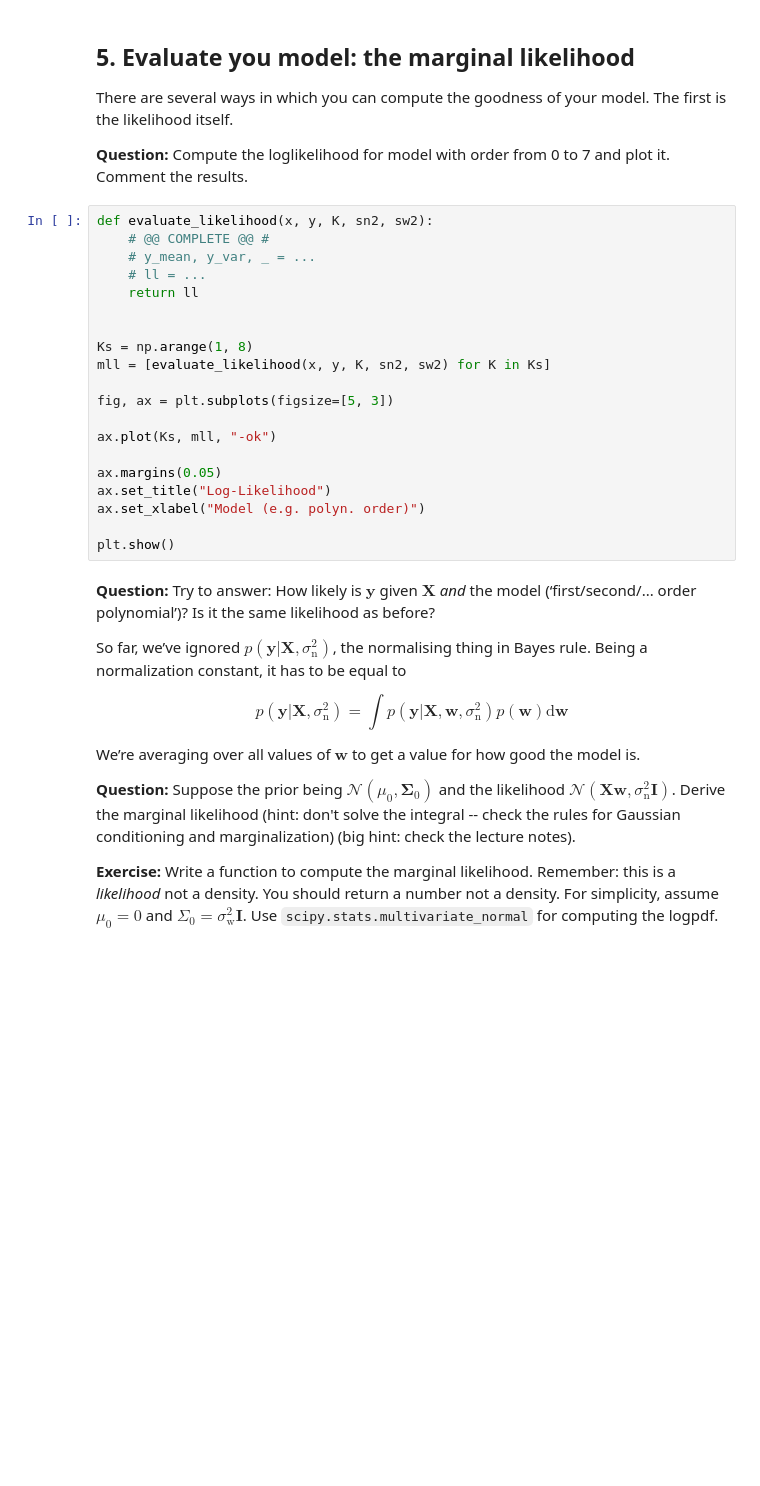
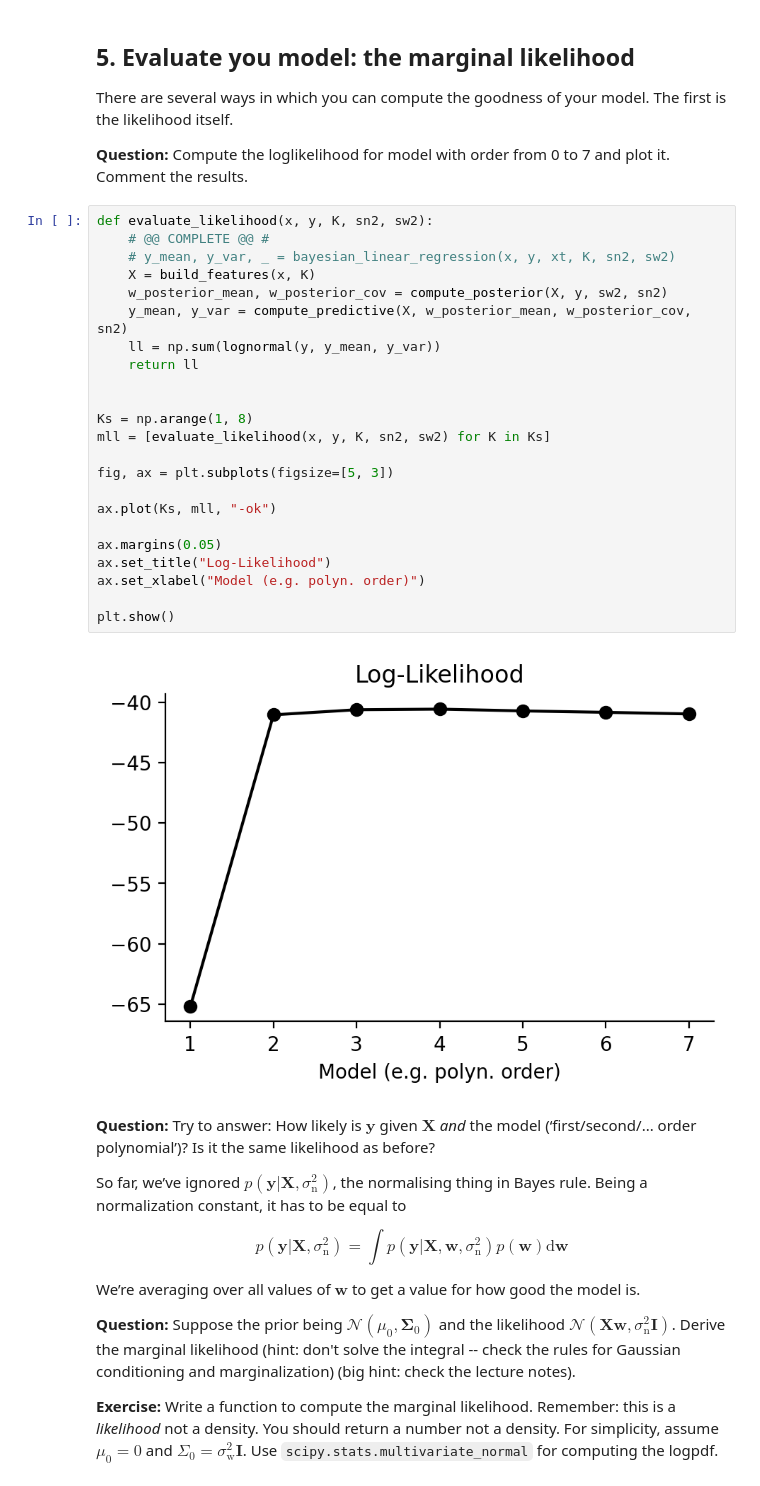
Before and after one commit to Maestro-Zacht/ASD, a Jupyter notebook: lab_week1/Bayesian_Linear_Regression.ipynb, the cells around one changed output. Saved outputs shown, nothing was run; the diff lists cells and outputs as text; blank space fills up the shorter version.

```diff
--- a/lab_week1/Bayesian_Linear_Regression.ipynb
+++ b/lab_week1/Bayesian_Linear_Regression.ipynb
@@ -402,23 +402,28 @@ There are several ways in which you can compute the goodness of your model. The
 # %%
 def evaluate_likelihood(x, y, K, sn2, sw2):
     # @@ COMPLETE @@ #
-    # y_mean, y_var, _ = ...
-    # ll = ...
+    # y_mean, y_var, _ = bayesian_linear_regression(x, y, xt, K, sn2, sw2)
+    X = build_features(x, K)
+    w_posterior_mean, w_posterior_cov = compute_posterior(X, y, sw2, sn2)
+    y_mean, y_var = compute_predictive(X, w_posterior_mean, w_posterior_cov, sn2)
+    ll = np.sum(lognormal(y, y_mean, y_var))
     return ll
 
 
 Ks = np.arange(1, 8)
 mll = [evaluate_likelihood(x, y, K, sn2, sw2) for K in Ks]
 
 fig, ax = plt.subplots(figsize=[5, 3])
 
 ax.plot(Ks, mll, "-ok")
 
 ax.margins(0.05)
 ax.set_title("Log-Likelihood")
 ax.set_xlabel("Model (e.g. polyn. order)")
 
 plt.show()
+# %% [output]
+[figure, added]
 # %% [markdown]
 **Question:** Try to answer: How likely is $\mathbf{y}$ given $\mathbf{X}$ *and* the model (‘first/second/... order polynomial’)? Is it the same likelihood as before?
 
```
Also changed, not shown: parts of 6 cells of this notebook.
